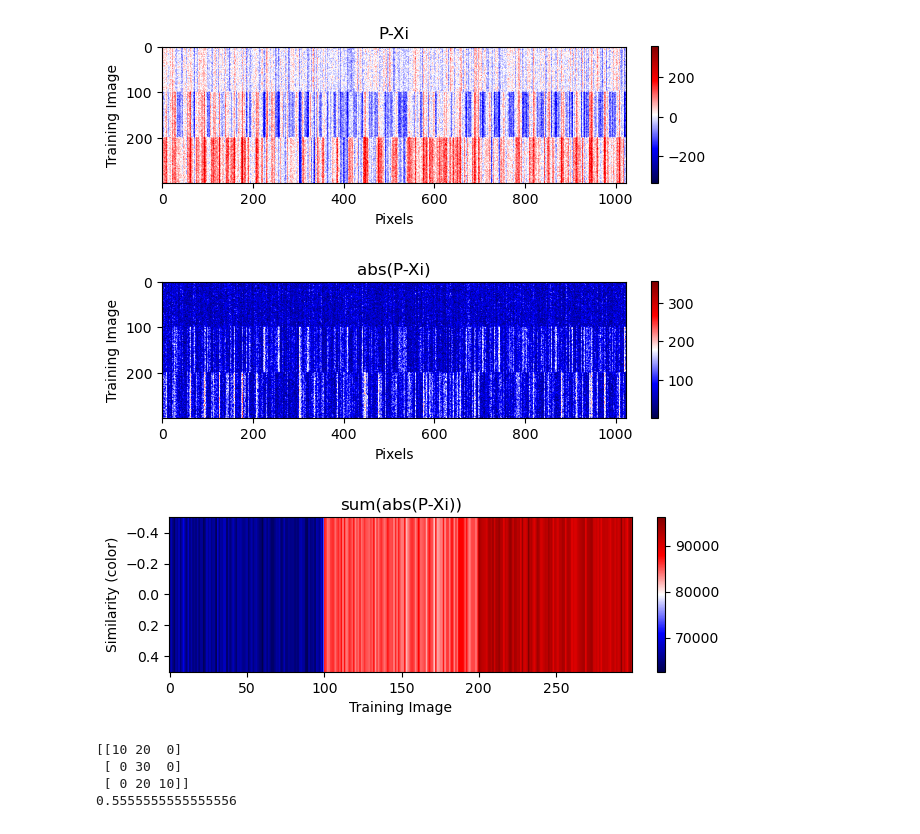
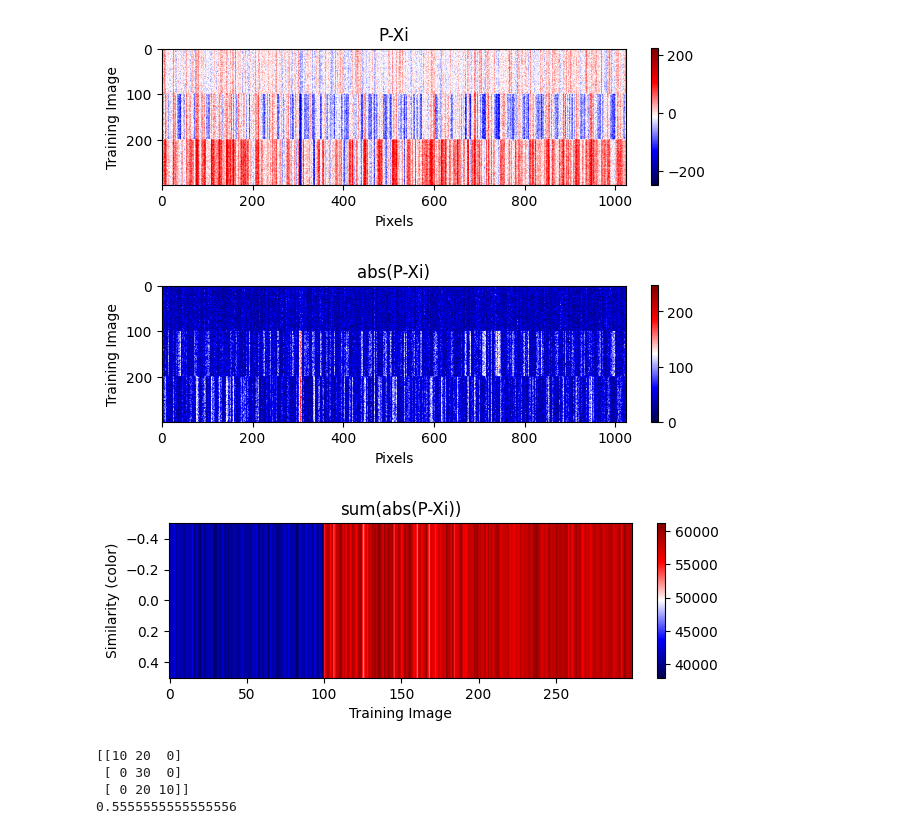
Before and after one commit to Chaps42/ComputerVision, a Jupyter notebook: CVHW4.ipynb, the cells around one changed output. Cells and saved outputs as stored; diff of their text form; code cells hidden in the pictures.

Commit message:
FixedScalingOnG
Fixed scaling on function G. If no scaling is applied, then the noise overrides the original image

```diff
--- a/CVHW4.ipynb
+++ b/CVHW4.ipynb
@@ -14,15 +15,20 @@ np.set_printoptions(linewidth=np.inf)
 #Problem 2
 # Write a code that takes an image, applies gaussian blur, and examines the impact of different gaussian blur on
 # different Distance metrics
-with Image.open(r"C:\Users\dchap\Desktop\Classwork\ComputerVision\HW4SelfImage.jpg") as pic:
+
+
+
+
+with Image.open(r"/Users/DavidChaparro/Desktop/Classes/ComputerVision/HW4SelfImage.jpg") as pic:
     pic = pic.resize((150,150))
     pic = ImageOps.grayscale(pic)
-    S1 = scidi.gaussian_filter(np.uint8(pic),sigma = 3)
+    S1 = scidi.gaussian_filter(pic,sigma = 3)
     Image.fromarray(S1).save("HW4Q2S3.jpg")
-    S2 = scidi.gaussian_filter(np.uint8(pic),sigma = 7)
+    S2 = scidi.gaussian_filter(pic,sigma = 7)
     Image.fromarray(S2).save("HW4Q2S7.jpg")
-    S3 = scidi.gaussian_filter(np.uint8(pic),sigma = 11)
+    S3 = scidi.gaussian_filter(pic,sigma = 11)
     Image.fromarray(S3).save("HW4Q2S11.jpg")
+    pic = np.asarray(pic).astype('float64')
 
     X = []
     L1s = []
@@ -30,11 +36,11 @@ with Image.open(r"C:\Users\dchap\Desktop\Classwork\ComputerVision\HW4SelfImage.j
     LCoss = []
 
     for i in range(3,27,2):
-        S = scidi.gaussian_filter(np.uint8(pic),sigma = i)
+        S = scidi.gaussian_filter(pic,sigma = i)
 
         L1 = np.linalg.norm((S-pic).flatten(),ord = 1)
         L2 =  np.linalg.norm(S-pic,ord = 2)
-        LCos = spatial.distance.cosine( np.asarray(S).flatten(),np.asarray(pic).flatten())
+        LCos = 1-spatial.distance.cosine( np.asarray(S).flatten(),np.asarray(pic).flatten())
         print("Sigma = %s" %i)
         print("L1 = %s" %L1)
         print("L2 = %s" %L2)
@@ -60,6 +66,7 @@ with Image.open(r"C:\Users\dchap\Desktop\Classwork\ComputerVision\HW4SelfImage.j
     ax1.set_xlabel("Sigma Values")
     ax1.set_ylabel("L1/L2 Norms")
     ax1.tick_params(axis="y")
+    #ax1.set_yscale('log')
 
     ax2.set_ylabel("Cosine Distance")
     ax2.tick_params(axis="y")
@@ -122,16 +144,20 @@ print(np.linalg.norm((S3-pic).flatten(),ord = 1))
 # %%
-Me = Image.open(r"C:\Users\dchap\Desktop\Classwork\ComputerVision\HW4SelfImage.jpg")
-dog = Image.open(r"C:\Users\dchap\Desktop\Classwork\ComputerVision\dog.jpg")
-cat = Image.open(r"C:\Users\dchap\Desktop\Classwork\ComputerVision\cat.jpg")
-Me = Me.resize((32,32))
-Me = ImageOps.grayscale(Me)
-Me = np.uint8(Me)
-dog = dog.resize((32,32))
-dog = ImageOps.grayscale(dog)
-dog = np.uint8(dog)
-cat = cat.resize((32,32))
-cat = ImageOps.grayscale(cat)
-cat = np.uint8(cat)
+Me = cv.imread("/Users/DavidChaparro/Desktop/Classes/ComputerVision/HW4SelfImage.jpg")
+dog =  cv.imread("/Users/DavidChaparro/Desktop/Classes/ComputerVision/dog.jpg")
+cat =  cv.imread("/Users/DavidChaparro/Desktop/Classes/ComputerVision/cat.jpg")
+
+Me = cv.cvtColor(Me,cv.COLOR_BGR2GRAY)
+Me = cv.resize(Me,(32,32))
+Me = np.asarray(Me).astype('float64')
+
+dog = cv.cvtColor(dog,cv.COLOR_BGR2GRAY)
+dog = cv.resize(dog,(32,32))
+dog = np.asarray(dog).astype('float64')
+
+cat = cv.cvtColor(cat,cv.COLOR_BGR2GRAY)
+cat = cv.resize(cat,(32,32))
+cat = np.asarray(cat).astype('float64')
+
 
 TrainingDataset= []
 TrainingLabels = []
@@ -141,7 +167,10 @@ Output1 = np.zeros((300,1024))
 Output2 = np.zeros((300,1024))
 Output3 = np.zeros((1,300))
 
-P = G(np.asarray(Me),10**5)
+Exp = 6
+
+P = G(np.asarray(Me),10**Exp)
+P = Rescale(P)
 
 for i in range(100):
     j = i+100
@@ -150,6 +179,7 @@ for i in range(100):
     M = G(np.asarray(Me),10**5)
     D = G(np.asarray(dog),10**5)
     C = G(np.asarray(cat),10**5)
+
 
     TrainingDataset.append(M.flatten())
     TrainingLabels.append(1)
@@ -167,34 +197,34 @@ for i in range(100):
     Output2[k,:] = np.abs(Output1[k,:])
 
     Output3[0,i] = sum(Output2[i,:])
     Output3[0,j] = sum(Output2[j,:])
     Output3[0,k] = sum(Output2[k,:])
 
 im = plt.imshow(Output1,cmap = 'seismic')
 plt.title("P-Xi")
 plt.xlabel("Pixels")
 plt.ylabel("Training Image")
 plt.colorbar(fraction=0.047*300/1024)
 plt.savefig("5aplot.png")
 plt.show()
 
 im = plt.imshow(Output2,cmap = 'seismic')
 plt.title("abs(P-Xi)")
 plt.xlabel("Pixels")
 plt.ylabel("Training Image")
 plt.colorbar(fraction=0.047*300/1024)
 plt.savefig("5bplot.png")
 plt.show()
 
 im = plt.imshow(Output3,cmap = 'seismic',aspect = 100)
 plt.title("sum(abs(P-Xi))")
 plt.xlabel("Training Image")
 plt.ylabel("Similarity (color)")
 plt.colorbar(fraction=0.047*100/300)
 plt.savefig("5cplot.png")
 plt.show()
 # %% [output]
-[figure, old version]
+[figure, new version]
-[figure, old version]
+[figure, new version]
-[figure, old version]
+[figure, new version]
 # %%
```
Also changed, not shown: parts of 4 cells of this notebook, 11 other files.
